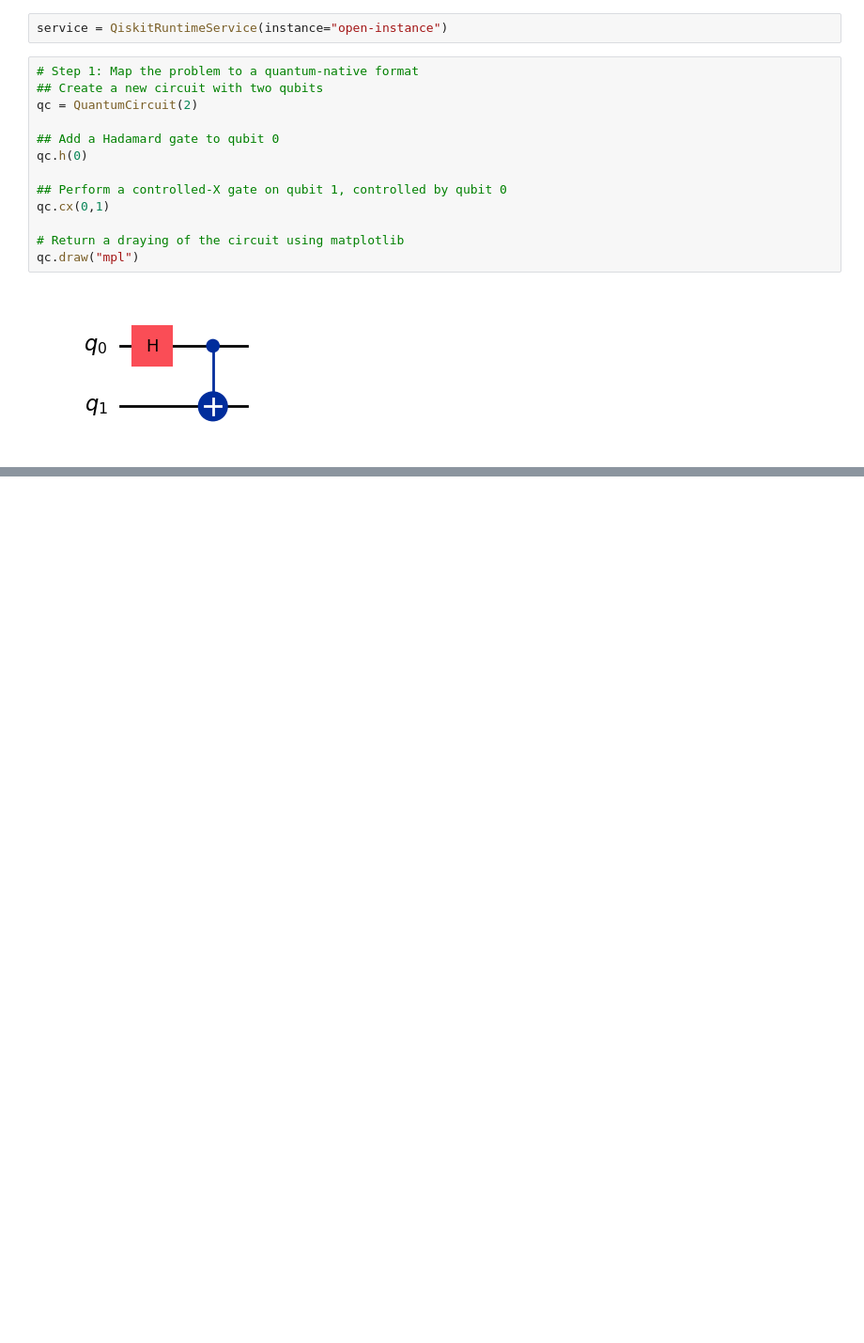
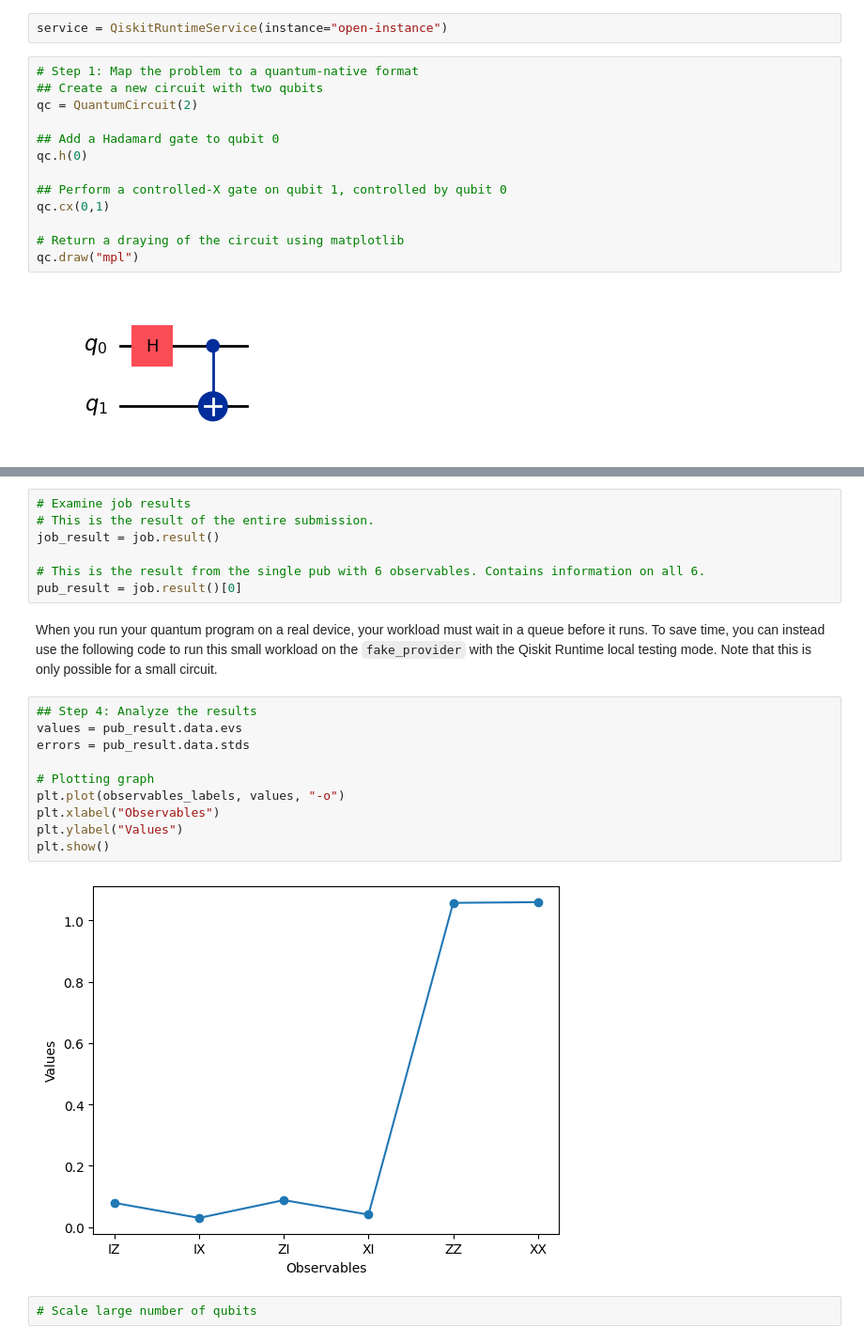
Before and after one commit to carmen-canedo/qprog, a Jupyter notebook: helloworld.ipynb, the cells around one changed output, grey strips where cells are left out. Shown: that part at 94% size. Saved outputs shown, nothing was run; the diff lists cells and outputs as text; blank space fills up the shorter version.

```diff
--- a/helloworld.ipynb
+++ b/helloworld.ipynb
@@ -23,0 +68,23 @@ qc.draw("mpl")
+# %%
+# Examine job results
+# This is the result of the entire submission.
+job_result = job.result()
+
+# This is the result from the single pub with 6 observables. Contains information on all 6.
+pub_result = job.result()[0]
+# %% [markdown]
+When you run your quantum program on a real device, your workload must wait in a queue before it runs. To save time, you can instead use the following code to run this small workload on the `fake_provider` with the Qiskit Runtime local testing mode. Note that this is only possible for a small circuit.
+# %%
+## Step 4: Analyze the results
+values = pub_result.data.evs
+errors = pub_result.data.stds
+
+# Plotting graph
+plt.plot(observables_labels, values, "-o")
+plt.xlabel("Observables")
+plt.ylabel("Values")
+plt.show()
+# %% [output]
+[figure, added]
+# %%
+# Scale large number of qubits
```
Also changed, not shown: parts of 5 cells of this notebook, 6 other files.
